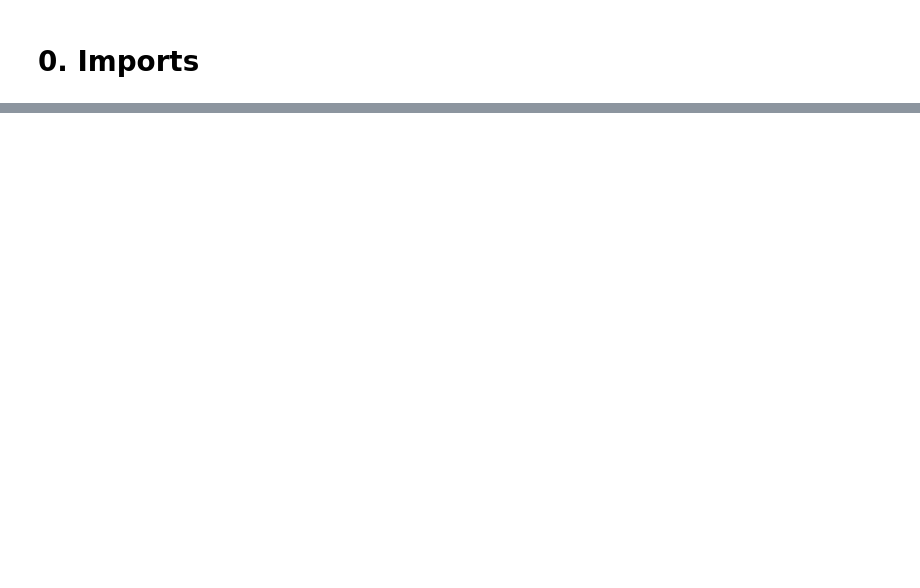
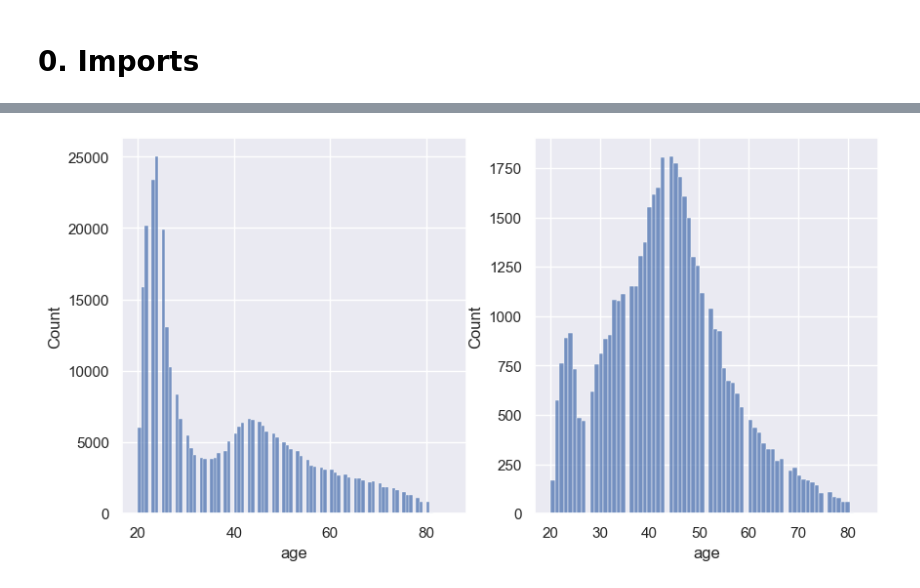
Before and after one commit to m4theus4ndr4de/classification-health-insurance-cross-sell, a Jupyter notebook: notebooks/model-development.ipynb, the cells around one changed output, grey strips where cells are left out. Saved outputs shown, nothing was run; the diff lists cells and outputs as text; code cells hidden in the pictures; blank space fills up the shorter version.

```diff
--- a/notebooks/model-development.ipynb
+++ b/notebooks/model-development.ipynb
@@ -146,0 +170,9 @@ df1.shape
+# %%
+df2 = df1.copy()
+# %%
+# vehicle_age
+df2['vehicle_age'] = df2['vehicle_age'].apply(lambda x: 'over_2_years' if x == '> 2 Years' else
+                                                        'between_1_2_years' if x == '1-2 Year' else 'below_1_year')
+
+# vehicle_damage
+df2['vehicle_damage'] = df2['vehicle_damage'].apply(lambda x: 1 if x == 'Yes' else 0)
@@ -146,0 +190,2 @@ df1.shape
+# %%
+df3 = df2.copy()
@@ -146,0 +194,2 @@ df1.shape
+# %%
+df4 = df3.copy()
@@ -146,0 +210,10 @@ df1.shape
+# %%
+plt.subplot(1, 2, 1)
+aux = df4.loc[df4['response'] == 0, 'age']
+sns.histplot(aux);
+
+plt.subplot(1, 2, 2)
+aux = df4.loc[df4['response'] == 1, 'age']
+sns.histplot(aux);
+# %% [output]
+[figure, added]
```
Also changed, not shown: parts of 62 cells of this notebook, 1 other file.
